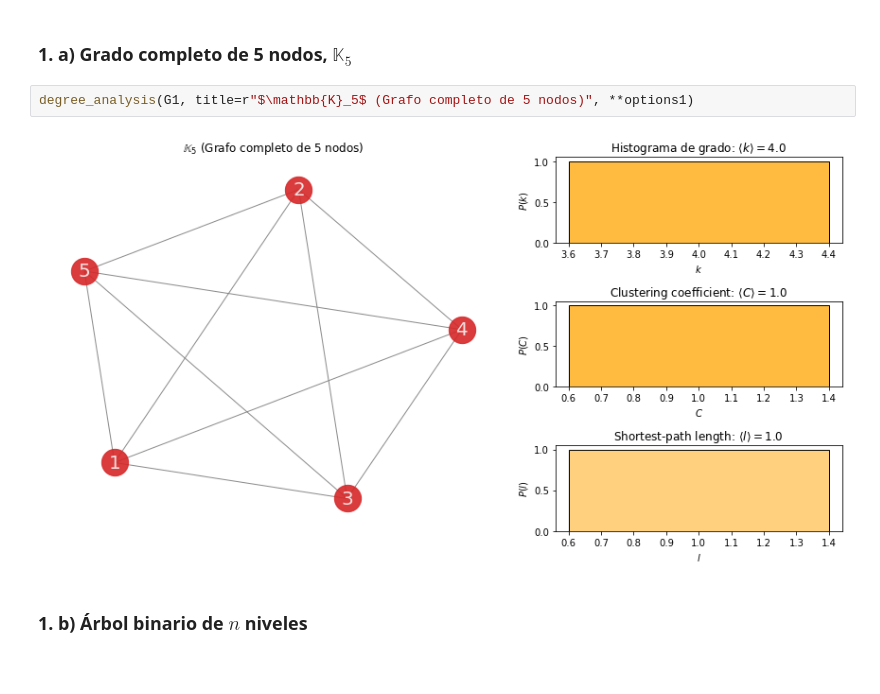
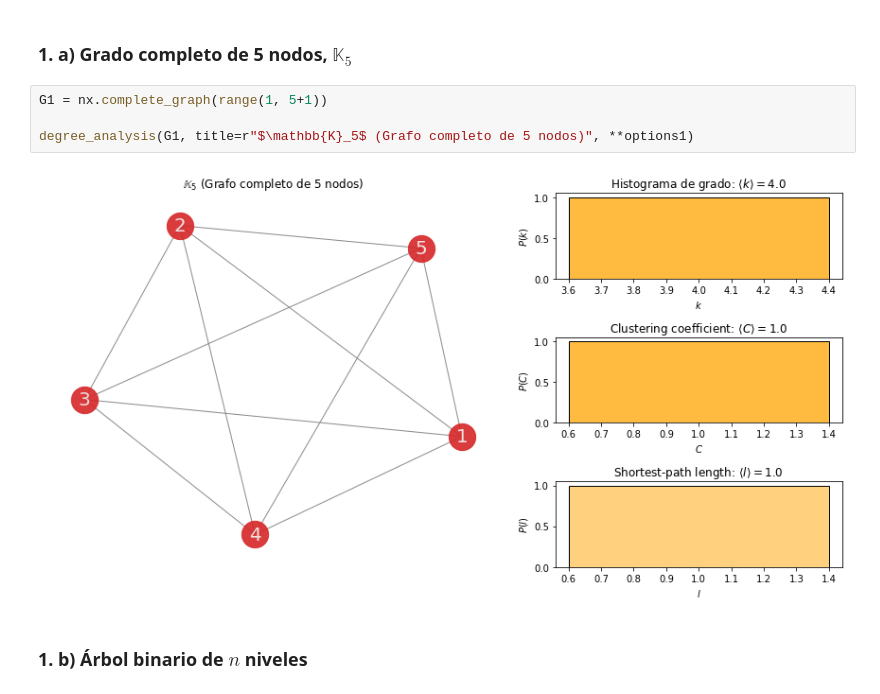
Before and after one commit to joshbrx/VoterModel_Network, a Jupyter notebook: Tipos y modelos de redes.ipynb, the cells around one changed output. Saved outputs shown, nothing was run; the diff lists cells and outputs as text.

```diff
--- a/Tipos y modelos de redes.ipynb
+++ b/Tipos y modelos de redes.ipynb
@@ -97,9 +90,11 @@ def degree_analysis(G, pos=None, title=None, with_labels=True, **options):
 # %% [markdown]
 ### 1. a) Grado completo de 5 nodos, $\mathbb{K}_5$
 # %%
+G1 = nx.complete_graph(range(1, 5+1))
+
 degree_analysis(G1, title=r"$\mathbb{K}_5$ (Grafo completo de 5 nodos)", **options1)
 # %% [output]
-[figure, old version]
+[figure, new version]
 # %% [markdown]
 ### 1. b) Árbol binario de $n$ niveles
 # %%
```
Also changed, not shown: parts of 14 cells of this notebook.
